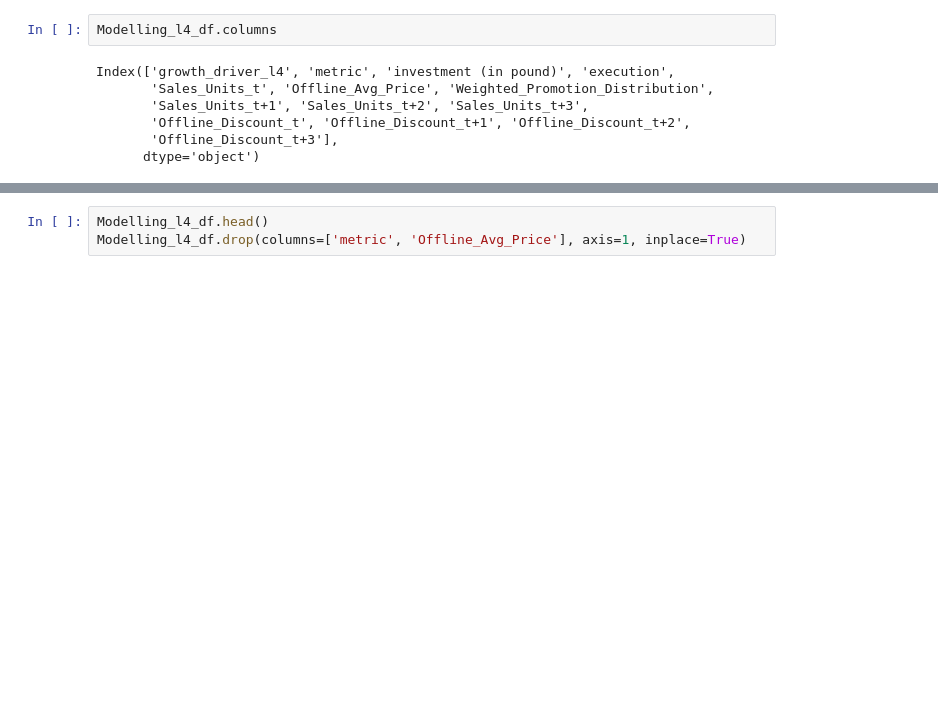
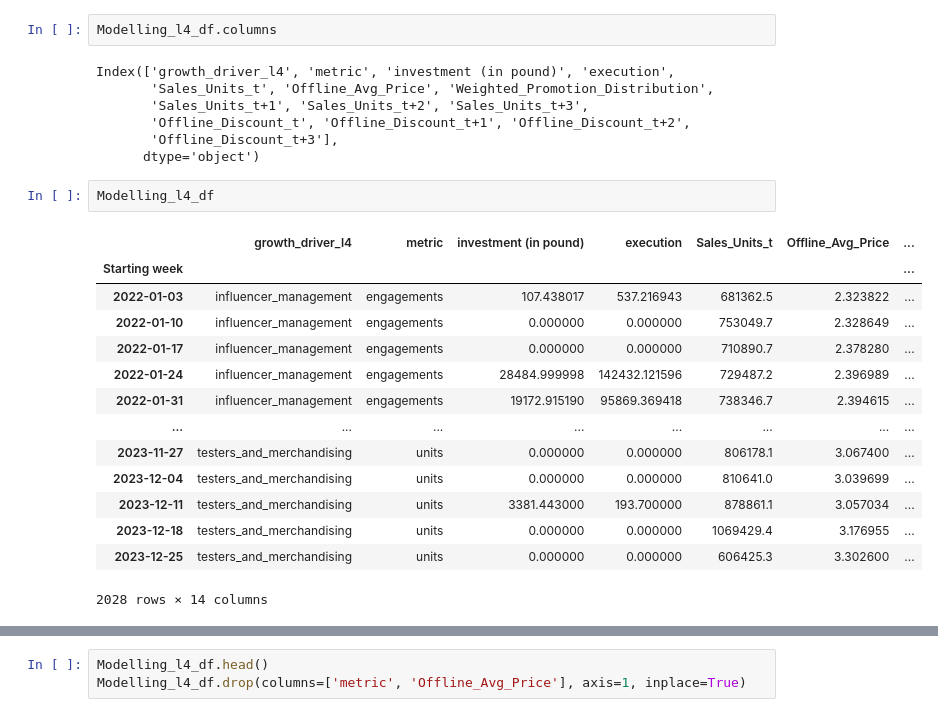
Before and after one commit to CharlesS940/xhec_mmm_loreal, a Jupyter notebook: Cathal_Modelling.ipynb, the cells around one changed output, grey strips where cells are left out. Cells and saved outputs as stored; diff of their text form; blank space fills up the shorter version.

```diff
--- a/Cathal_Modelling.ipynb
+++ b/Cathal_Modelling.ipynb
@@ -200,3 +200,20 @@ Index(['growth_driver_l4', 'metric', 'investment (in pound)', 'execution',
        'Offline_Discount_t', 'Offline_Discount_t+1', 'Offline_Discount_t+2',
        'Offline_Discount_t+3'],
       dtype='object')
+# %%
+Modelling_l4_df
+# %% [output]
+|  | growth_driver_l4 | metric | investment (in pound) | execution | Sales_Units_t | Offline_Avg_Price | ... |
+| Starting week |  |  |  |  |  |  | ... |
+| 2022-01-03 | influencer_management | engagements | 107.438017 | 537.216943 | 681362.5 | 2.323822 | ... |
+| 2022-01-10 | influencer_management | engagements | 0.000000 | 0.000000 | 753049.7 | 2.328649 | ... |
+| 2022-01-17 | influencer_management | engagements | 0.000000 | 0.000000 | 710890.7 | 2.378280 | ... |
+| 2022-01-24 | influencer_management | engagements | 28484.999998 | 142432.121596 | 729487.2 | 2.396989 | ... |
+| 2022-01-31 | influencer_management | engagements | 19172.915190 | 95869.369418 | 738346.7 | 2.394615 | ... |
+| ... | ... | ... | ... | ... | ... | ... | ... |
+| 2023-11-27 | testers_and_merchandising | units | 0.000000 | 0.000000 | 806178.1 | 3.067400 | ... |
+| 2023-12-04 | testers_and_merchandising | units | 0.000000 | 0.000000 | 810641.0 | 3.039699 | ... |
+| 2023-12-11 | testers_and_merchandising | units | 3381.443000 | 193.700000 | 878861.1 | 3.057034 | ... |
+| 2023-12-18 | testers_and_merchandising | units | 0.000000 | 0.000000 | 1069429.4 | 3.176955 | ... |
+| 2023-12-25 | testers_and_merchandising | units | 0.000000 | 0.000000 | 606425.3 | 3.302600 | ... |
+2028 rows × 14 columns
```
Also changed, not shown: parts of 9 cells of this notebook, 1 other file.
